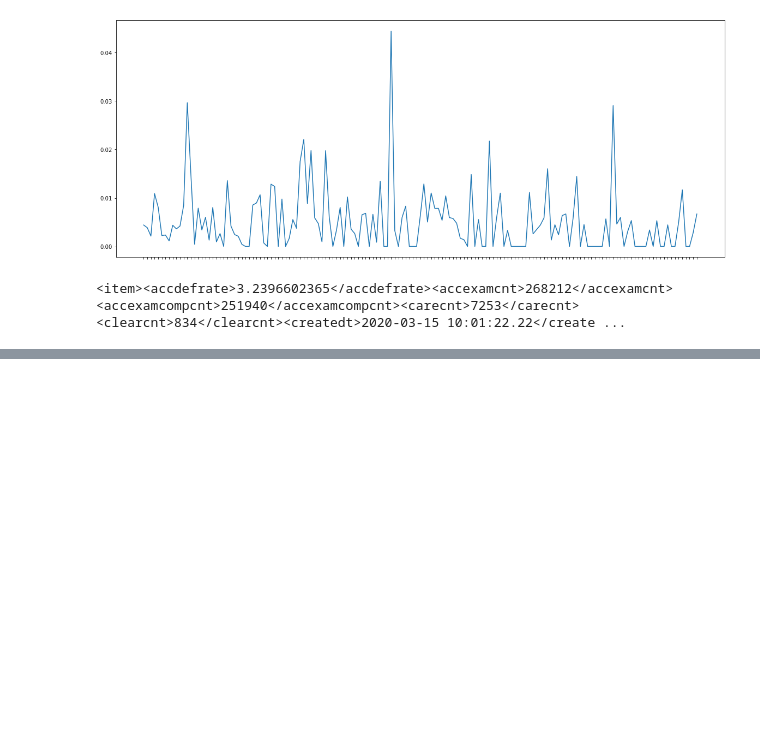
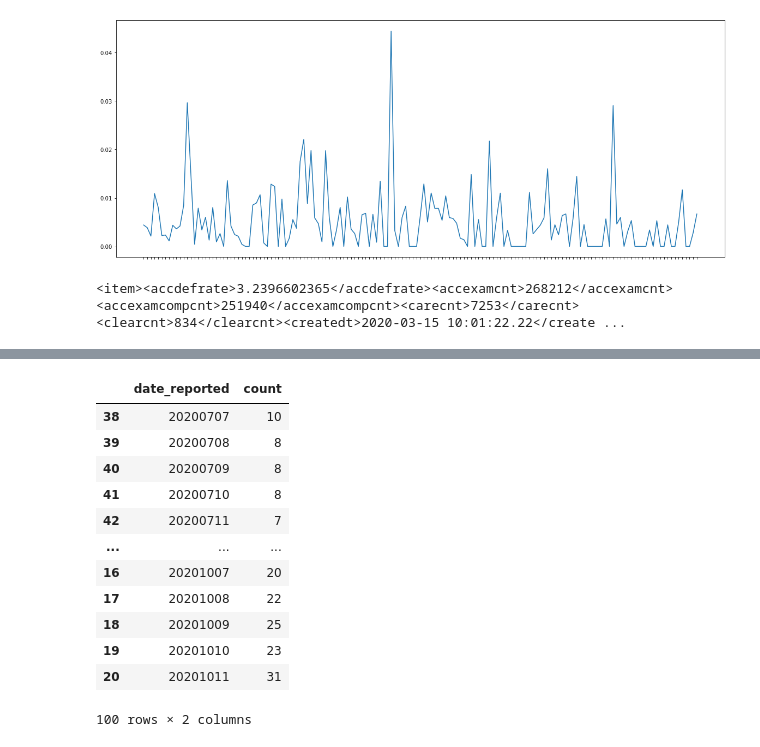
Before and after one commit to anarinsk/test-covid19_survey, a Jupyter notebook: Untitled.ipynb, the cells around one changed output, grey strips where cells are left out. Cells and saved outputs as stored; diff of their text form; code cells hidden in the pictures; blank space fills up the shorter version.

```diff
--- a/Untitled.ipynb
+++ b/Untitled.ipynb
@@ -177,0 +176,16 @@ pd.DataFrame.from_dict(jsondata)
+# %%
+tdf[-100:]
+# %% [output]
+|  | date_reported | count |
+| 38 | 20200707 | 10 |
+| 39 | 20200708 | 8 |
+| 40 | 20200709 | 8 |
+| 41 | 20200710 | 8 |
+| 42 | 20200711 | 7 |
+| ... | ... | ... |
+| 16 | 20201007 | 20 |
+| 17 | 20201008 | 22 |
+| 18 | 20201009 | 25 |
+| 19 | 20201010 | 23 |
+| 20 | 20201011 | 31 |
+100 rows × 2 columns
```
Also changed, not shown: parts of 6 cells of this notebook.
